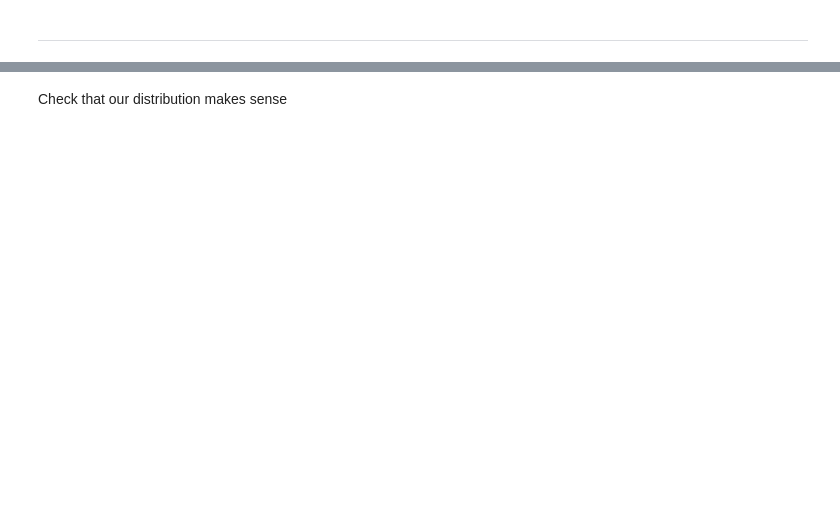
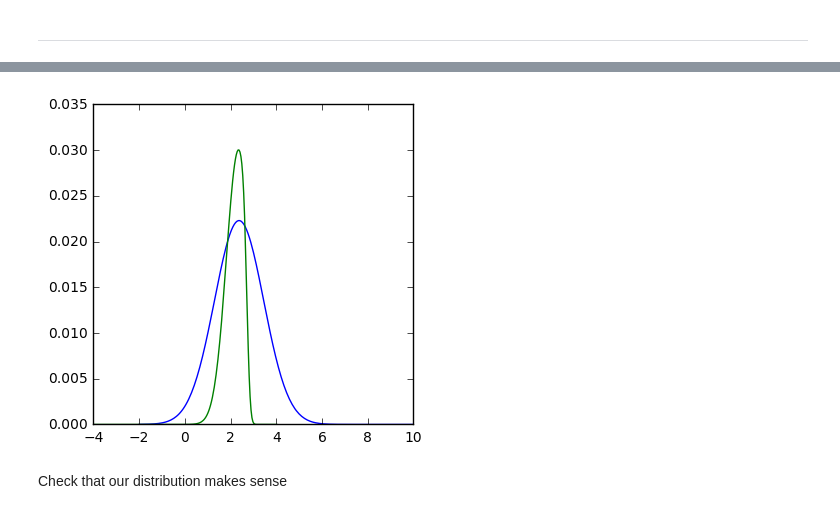
Before and after one commit to scrudgey/tq-bayes, a Jupyter notebook: halo mass dependence significance calculation.ipynb, the cells around one changed output, grey strips where cells are left out. Saved outputs shown, nothing was run; the diff lists cells and outputs as text; code cells hidden in the pictures; blank space fills up the shorter version.

```diff
--- a/halo mass dependence significance calculation.ipynb
+++ b/halo mass dependence significance calculation.ipynb
@@ -183,2 +250,10 @@ def diff(x):
+# %%
+fig = plt.figure(figsize=(4, 4))
+ax = fig.add_axes([0.1, 0.1, 0.8, 0.8])
+ax.plot(tt, pdiff)
+ax.plot(delta_t, p_delta_t)
+plt.show(fig)
+# %% [output]
+[figure, added]
 # %% [markdown]
 Check that our distribution makes sense
```
Also changed, not shown: parts of 23 cells of this notebook.
